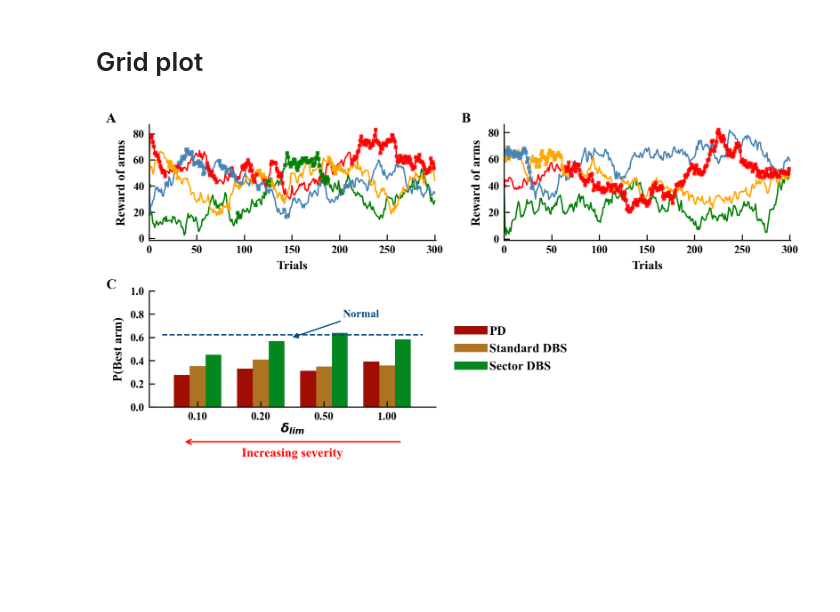
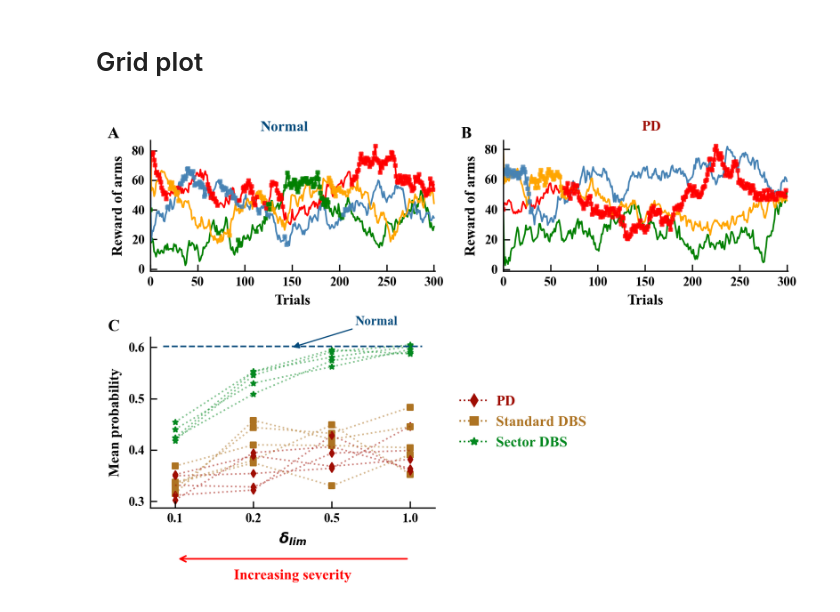
Before and after one commit to CharithaPalika/RotationalDeepBrainStimulation, a Jupyter notebook: results/decision_making_tasks/plotting_restless_bandits.ipynb, the cells around one changed output. Saved outputs shown, nothing was run; the diff lists cells and outputs as text; code cells hidden in the pictures; blank space fills up the shorter version.

```diff
--- a/results/decision_making_tasks/plotting_restless_bandits.ipynb
+++ b/results/decision_making_tasks/plotting_restless_bandits.ipynb
@@ -72,9 +73,3 @@ import pickle
 Project root added to sys.path: /Users/charithapalika/Desktop/Lab projects/Decision Making/Light_House_DBS/light_house_DBS_decision_making
 # %% [markdown]
 # PD Vs DBS
-# %%
-data_file = os.path.join(project_root, 'results', 'decision_making_tasks', 'data', 'restless_bandits', 'all_cases_data.pkl')
-
-# Read pickle file
-with open(data_file, 'rb') as f:
-    data = pickle.load(f)
@@ -96,5 +75,0 @@ MEAN_PROB_MONITOR = data['MEAN_PROB_MONITOR']
-# %%
-
-Mean_Probs_PD = [MEAN_PROB_MONITOR[VAR['PD']][del_lim] for del_lim in DEL_LIM_ARR]
-Mean_Probs_std_DBS = [MEAN_PROB_MONITOR[VAR['std_DBS']][del_lim] for del_lim in DEL_LIM_ARR]
-Mean_Probs_sector_DBS = [MEAN_PROB_MONITOR[VAR['sector_DBS']][del_lim] for del_lim in DEL_LIM_ARR]
@@ -254,12 +214,12 @@ color_map_normal_scatter = {0: "#FF0000BB", 1: "#008000C4", 2: "#4683B4B6", 3: "
 color_map_PD_scatter = {0: "#FF0000BB", 1: "#008000C4", 2: "#4683B4B6", 3: "#FFA600BD"}
 # %%
 
-fig = plt.figure(figsize=(7, 3.5), facecolor='white')
-gs = fig.add_gridspec(nrows=2, ncols=2, width_ratios=[1,1], height_ratios=[1, 1], hspace=0.01)
+fig = plt.figure(figsize=(6, 4), facecolor='white')
+gs = fig.add_gridspec(nrows=2, ncols=2, width_ratios=[1,1], height_ratios=[1, 1.3], hspace=0.01)
 
 ax_normal = fig.add_subplot(gs[0, 0])   # top-left
 ax_PD     = fig.add_subplot(gs[0, 1])   # top-right
-ax_bar    = fig.add_subplot(gs[1, 0]) # bottom spanning two columns
+ax_all    = fig.add_subplot(gs[1, 0]) # bottom spanning two columns
 ax_legend  = fig.add_subplot(gs[1,1])  # narrow right column for legends
 
 # hide legend axis background
@@ -276,6 +236,13 @@ ax_normal.set_xlabel('Trials')
 ax_normal.set_ylabel('Reward of arms')
 ax_normal.set_xlim(0, trials_normal)
 
+handles = [Line2D([0], [0], color=colors['normal'], lw=0)]
+
+legend = ax_normal.legend(handles, ['Normal'], loc='upper right', frameon=False, fontsize=9, bbox_to_anchor=(0.6, 1.25))
+for txt, col in zip(legend.get_texts(), [colors['normal']]):
+    txt.set_color(col)
+
+
 # Top-right: PD lines + picks
 trials_PD = arm_rew_PD.shape[1]
 time_PD = np.arange(trials_PD)
@@ -286,76 +253,81 @@ for t, pick in enumerate(chosen_PD):
 ax_PD.set_xlabel('Trials')
 ax_PD.set_ylabel('Reward of arms')
 ax_PD.set_xlim(0, trials_PD)
+handles = [Line2D([0], [0], color=colors['PD'], lw=0)]
 
-# Bottom (centered) bar plot spanning two columns
-bar_width = 0.25
-x_values = np.arange(len(DEL_LIM_ARR))
-ax_bar.bar(x_values - bar_width, Mean_Probs_PD, width=bar_width, label="PD", color=colors['PD'], edgecolor='none')
-ax_bar.bar(x_values,Mean_Probs_std_DBS, width=bar_width, label="Standard DBS", color=colors['std_DBS'], edgecolor='none')
-ax_bar.bar(x_values + bar_width, Mean_Probs_sector_DBS, width=bar_width, label="Sector DBS", color=colors['sector_DBS'], edgecolor='none')
+legend = ax_PD.legend(handles, ['PD'], loc='upper right', frameon=False, fontsize=9, bbox_to_anchor=(0.6, 1.25))
+for txt, col in zip(legend.get_texts(), [colors['PD']]):
+    txt.set_color(col)
 
-ax_bar.set_xticks(x_values)
-ax_bar.set_xticklabels([f"{v:.2f}" for v in DEL_LIM_ARR])
-ax_bar.set_xlabel('$\\delta_{lim}$', labelpad = 0)
-ax_bar.set_ylabel('P(Best arm)')
-ax_bar.set_ylim(0, 1)
-x_min, x_max = ax_bar.get_xlim()
-ax_bar.hlines(np.mean(prob_normal), x_min, x_max, color=colors['normal'], linestyle='--', linewidth=1.0)
+for i in range(5):
+    ax_all.scatter(np.arange(4), Mean_PD_all[i], marker='d', color=colors['PD'], s=10)
+    ax_all.scatter(np.arange(4), Mean_std_DBS_all[i], marker='s', color= colors['std_DBS'], s=10)
+    ax_all.scatter(np.arange(4), Mean_sector_DBS_all[i], marker='*', color=colors['sector_DBS'], s=10)
+    ax_all.plot(np.arange(4), Mean_PD_all[i], color=colors['PD'], linewidth=1, alpha=0.5, linestyle='dotted')
+    ax_all.plot(np.arange(4), Mean_std_DBS_all[i], color=colors['std_DBS'], linewidth=1, alpha=0.5, linestyle='dotted')
+    ax_all.plot(np.arange(4), Mean_sector_DBS_all[i], color= colors['sector_DBS'], linewidth=1, alpha=0.5, linestyle='dotted')
+
+
+ax_all.set_xlabel('$\delta_{lim}$')
+ax_all.set_ylabel('Mean probability')
+ax_all.set_xticks(np.arange(4), del_lim_arr)
+
+x_min, x_max = ax_all.get_xlim()
+ax_all.hlines(np.mean(prob_normal)-0.02, x_min, x_max, color=colors['normal'], linestyle='--', linewidth=1.0)
 x_ann = x_min + 0.5 * (x_max - x_min)               # near left/y-axis
 y_ann = 0.6
-y_text = 0.8
+y_text = 0.65
 
-ax_bar.annotate(
+ax_all.annotate(
     'Normal',
     xy=(x_ann, y_ann),
     xytext=(x_ann + 0.8, y_text),
-    arrowprops=dict(arrowstyle='-|>', color=colors['normal'], lw=0.9, shrinkA=0, shrinkB=0),
+    arrowprops=dict(arrowstyle='-|>', color=colors['normal'], lw=0.75, shrinkA=0, shrinkB=0),
     fontsize=8, fontweight='bold', color=colors['normal'], va='center'
 )
 
-
-x_start = x_values[-1] + bar_width
-x_end = x_values[0] - bar_width
+x_values = np.arange(len(del_lim_arr))
+x_start = x_values[-1]
+x_end = x_values[0]
 y_pos = -0.3
-ax_bar.annotate(
+ax_all.annotate(
     '',  # No text at the arrow tip
     xy=(x_end, y_pos),           # Arrow tip coordinates (end point)
     xytext=(x_start, y_pos),     # Text and arrow tail coordinates (start point)
     xycoords=('data', 'axes fraction'), # Use data coords for x, axes fraction for y
     textcoords=('data', 'axes fraction'),
     arrowprops=dict(
         arrowstyle="->",         # Style of the arrow head
         color='red',           # Color of the arrow
         linewidth=1
     )
 )
-
+#
 # 4. Add the text at the center of the arrow.
-ax_bar.annotate(
+ax_all.annotate(
     'Increasing severity',
     xy=((x_start + x_end) / 2, y_pos-0.1), # Center point of the arrow
     xycoords=('data', 'axes fraction'),
     ha='center',                 # Horizontal alignment
     va='center',                 # Vertical alignment (center on the arrow line)
     fontsize=9,
     color='red'
 )
 
 
-# Put the legend in the right-hand column (ax_legend) so it's vertically centered next to the bar plot
-handles = [Line2D([0], [0], color=colors['PD'], lw=6),
-           Line2D([0], [0], color=colors['std_DBS'], lw=6),
-           Line2D([0], [0], color=colors['sector_DBS'], lw=6)]
+handles = [Line2D([0], [0], color=colors['PD'], lw=1, marker = 'd', markerfacecolor=colors['PD'], linestyle=':'),
+           Line2D([0], [0], color=colors['std_DBS'], lw=1, marker = 's', markerfacecolor=colors['std_DBS'], linestyle=':'),
+           Line2D([0], [0], color=colors['sector_DBS'], lw=1, marker = '*', markerfacecolor=colors['sector_DBS'], linestyle=':')]
 labels = ['PD', 'Standard DBS', 'Sector DBS']
-ax_legend.legend(handles, labels, loc='center left', frameon=False, fontsize=9, bbox_to_anchor=(-0.2, 0.5))
-
-
+legend = ax_legend.legend(handles, labels, loc='center left', frameon=False, fontsize=9, bbox_to_anchor=(-0.2, 0.5))
+for txt, col in zip(legend.get_texts(), [colors['PD'], colors['std_DBS'], colors['sector_DBS']]):
+    txt.set_color(col)
 
 # add subplot letters
 labels = ['A', 'B', 'C']
-for n, ax in enumerate([ax_normal, ax_PD, ax_bar]):
+for n, ax in enumerate([ax_normal, ax_PD, ax_all]):
     ax.text(-0.15, 1.1, labels[n], transform=ax.transAxes, fontsize=10, fontweight='bold', va='top', ha='left')
 
 plt.show()
 # %% [output]
-[figure, old version]
+[figure, new version]
```
Also changed, not shown: parts of 9 cells of this notebook, 33 other files.
